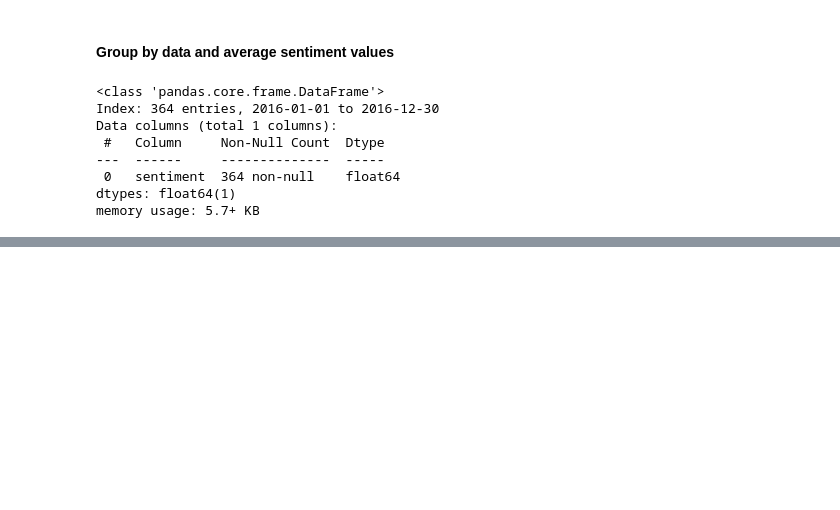
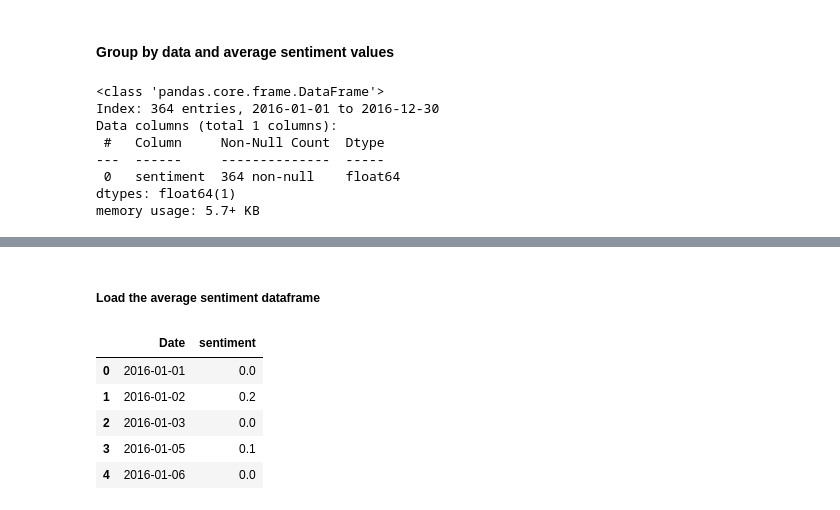
Before and after one commit to odemuno/IDL-finance-project, a Jupyter notebook: Code/Sentiment140_Tweets.ipynb, the cells around one changed output, grey strips where cells are left out. Cells and saved outputs as stored; diff of their text form; code cells hidden in the pictures; blank space fills up the shorter version.

```diff
--- a/Code/Sentiment140_Tweets.ipynb
+++ b/Code/Sentiment140_Tweets.ipynb
@@ -561,0 +584,12 @@ memory usage: 5.7+ KB
+# %% [markdown]
+##### Load the average sentiment dataframe
+# %%
+old_tweets_avg = pd.read_csv('old_tweets_average.csv')
+display(old_tweets_avg.head())
+# %% [output]
+|  | Date | sentiment |
+| 0 | 2016-01-01 | 0.0 |
+| 1 | 2016-01-02 | 0.2 |
+| 2 | 2016-01-03 | 0.0 |
+| 3 | 2016-01-05 | 0.1 |
+| 4 | 2016-01-06 | 0.0 |
```
Also changed, not shown: parts of 18 cells of this notebook, 5 other files.
